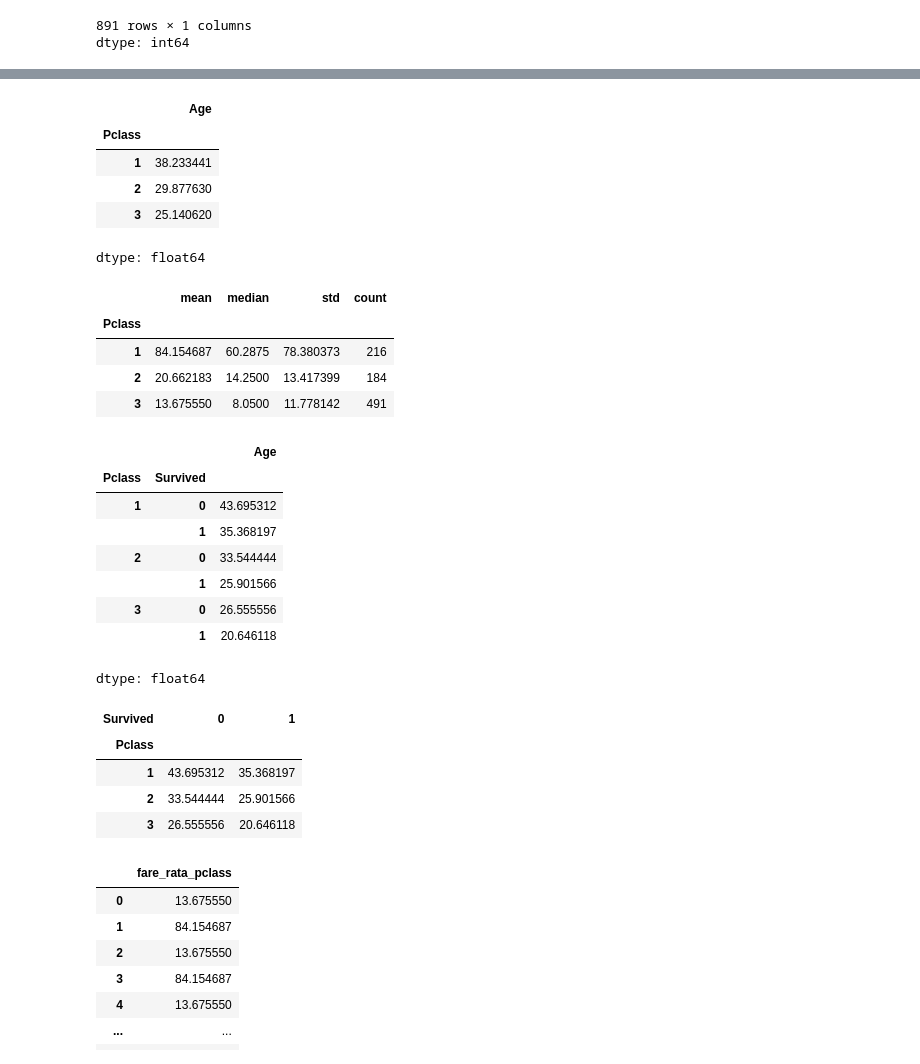
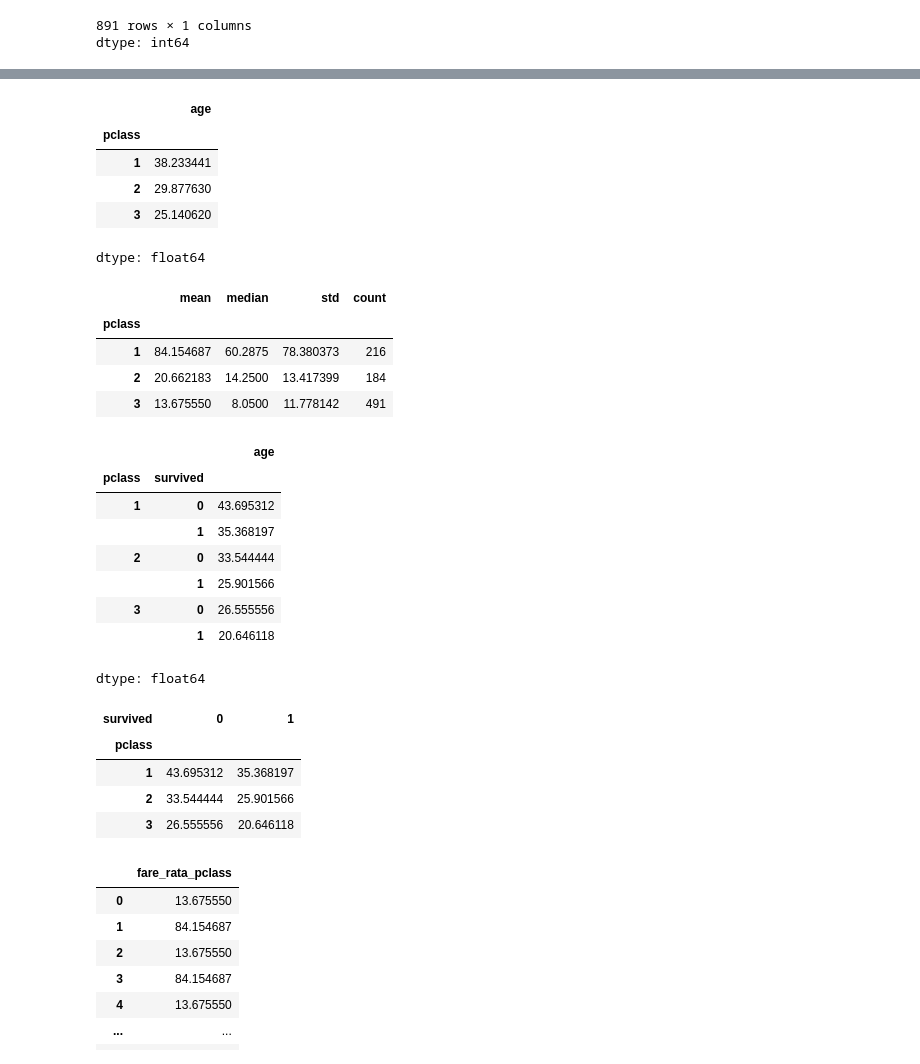
Before and after one commit to habibrmdni0-hue/Data-Science, a Jupyter notebook: Untitled3.ipynb, the cells around one changed output, grey strips where cells are left out. Cells and saved outputs as stored; diff of their text form; code cells hidden in the pictures.

```diff
--- a/Untitled3.ipynb
+++ b/Untitled3.ipynb
@@ -720,7 +733,7 @@ df['fare_perperson']
 891 rows × 1 columns
 dtype: float64
 # %%
-df['fare_kuadrat'] = df['Fare'] **2
+df['fare_kuadrat'] = df['fare'] **2
 
 df['fare_kuadrat']
 # %% [output]
@@ -739,7 +752,7 @@ df['fare_kuadrat']
 891 rows × 1 columns
 dtype: float64
 # %%
-df['kategori'] = df['Age'].apply(lambda x: 'muda' if x <30 else 'tua')
+df['kategori'] = df['age'].apply(lambda x: 'muda' if x <30 else 'tua')
 
 df['kategori']
 # %% [output]
@@ -758,7 +771,7 @@ df['kategori']
 891 rows × 1 columns
 dtype: object
 # %%
-df['kategori.np'] = np.where(df['Age']< 30, 'muda', 'tua')
+df['kategori.np'] = np.where(df['age']< 30, 'muda', 'tua')
 
 df['kategori.np']
 
@@ -813,5 +826,5 @@ df
 # %%
-df['gender'] = df['Sex'].map({'male': 1, 'female': 0})
+df['gender'] = df['sex'].map({'male': 1, 'female': 0})
 
 df['gender']
 # %% [output]
@@ -859,27 +872,27 @@ df
 # %%
 # groupby: agregasi Data
 
-df.groupby('Pclass')['Age'].mean()
+df.groupby('pclass')['age'].mean()
 # %% [output]
-|  | Age |
-| Pclass |  |
+|  | age |
+| pclass |  |
 | 1 | 38.233441 |
 | 2 | 29.877630 |
 | 3 | 25.140620 |
 dtype: float64
 # %%
-df.groupby('Pclass')['Fare'].agg(['mean', 'median', 'std', 'count'])
+df.groupby('pclass')['fare'].agg(['mean', 'median', 'std', 'count'])
 # %% [output]
 |  | mean | median | std | count |
-| Pclass |  |  |  |  |
+| pclass |  |  |  |  |
 | 1 | 84.154687 | 60.2875 | 78.380373 | 216 |
 | 2 | 20.662183 | 14.2500 | 13.417399 | 184 |
 | 3 | 13.675550 | 8.0500 | 11.778142 | 491 |
 # %%
-df.groupby(['Pclass', 'Survived'])['Age'].mean()
+df.groupby(['pclass', 'survived'])['age'].mean()
 # %% [output]
-|  |  | Age |
-| Pclass | Survived |  |
+|  |  | age |
+| pclass | survived |  |
 | 1 | 0 | 43.695312 |
 |  | 1 | 35.368197 |
 | 2 | 0 | 33.544444 |
@@ -888,10 +901,10 @@ df.groupby(['Pclass', 'Survived'])['Age'].mean()
 |  | 1 | 20.646118 |
 dtype: float64
 # %%
-pd.pivot_table(df, values='Age', index='Pclass', columns= 'Survived', aggfunc='mean')
+pd.pivot_table(df, values='age', index='pclass', columns= 'survived', aggfunc='mean')
 # %% [output]
-| Survived | 0 | 1 |
-| Pclass |  |  |
+| survived | 0 | 1 |
+| pclass |  |  |
 | 1 | 43.695312 | 35.368197 |
 | 2 | 33.544444 | 25.901566 |
 | 3 | 26.555556 | 20.646118 |
```
Also changed, not shown: parts of 79 cells of this notebook.
